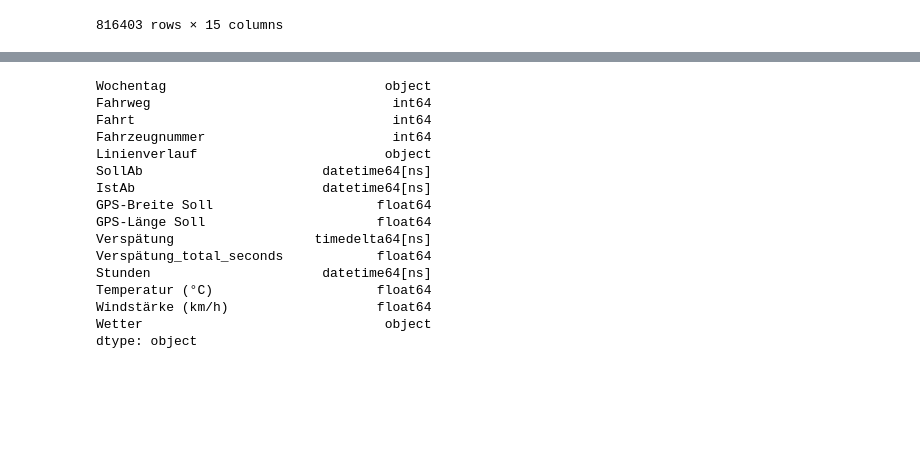
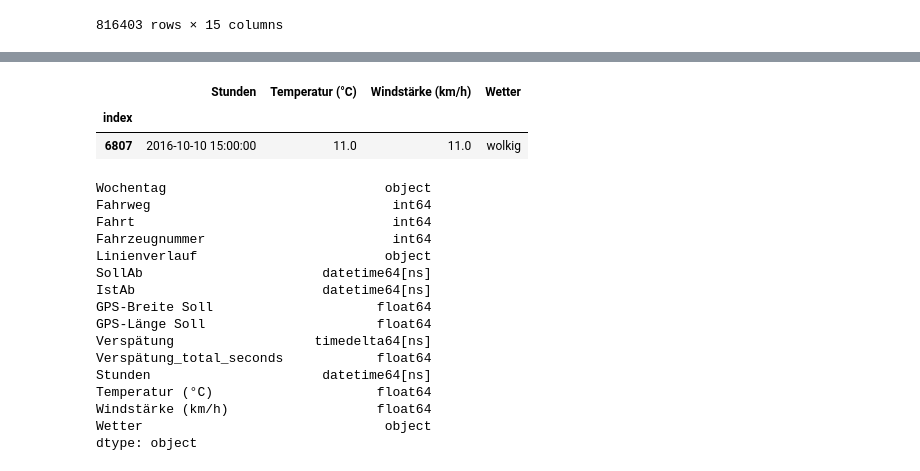
Before and after one commit to MSHACK17/bus-reality, a Jupyter notebook: weather_feature.ipynb, the cells around one changed output, grey strips where cells are left out. Saved outputs shown, nothing was run; the diff lists cells and outputs as text; code cells hidden in the pictures; blank space fills up the shorter version.

```diff
--- a/weather_feature.ipynb
+++ b/weather_feature.ipynb
@@ -268,3 +288,9 @@ df_merged
+# %%
+df_bicyle[df_bicyle['Stunden'] == '2016-10-10 15:00']
+# %% [output]
+|  | Stunden | Temperatur (°C) | Windstärke (km/h) | Wetter |
+| index |  |  |  |  |
+| 6807 | 2016-10-10 15:00:00 | 11.0 | 11.0 | wolkig |
 # %%
 df_merged.dtypes
 # %% [output]
```
Also changed, not shown: parts of 1 cell of this notebook, 1 other file.
